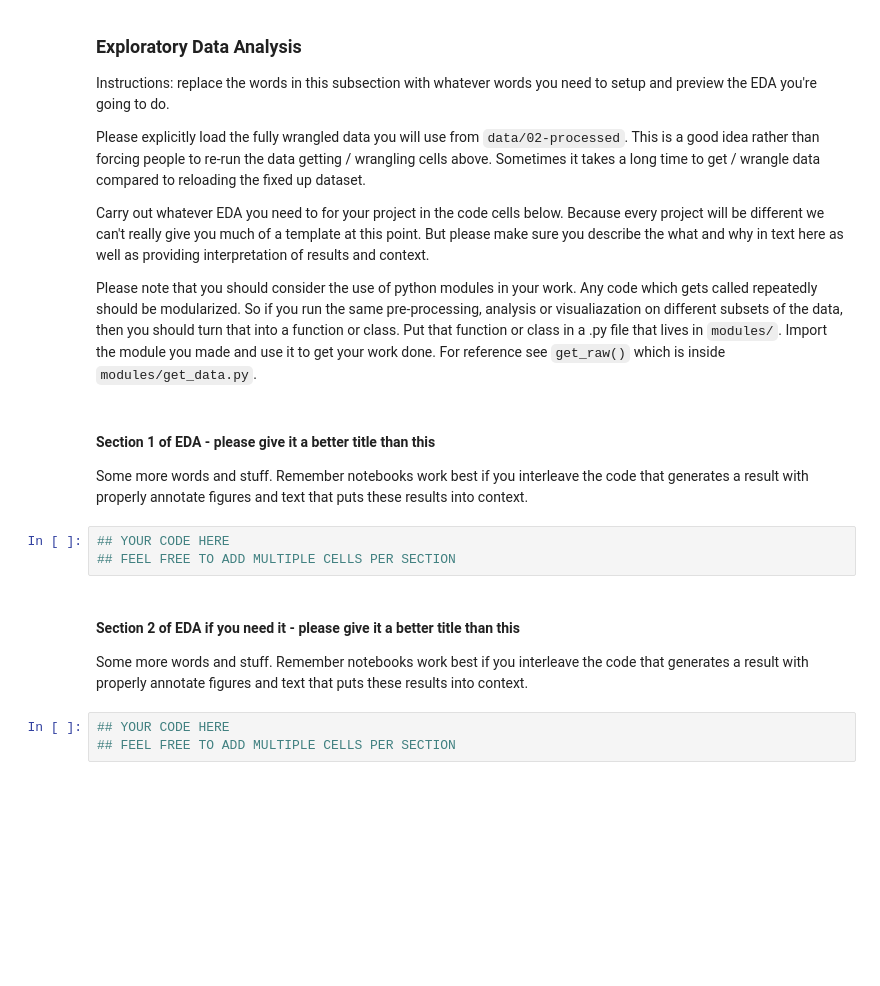
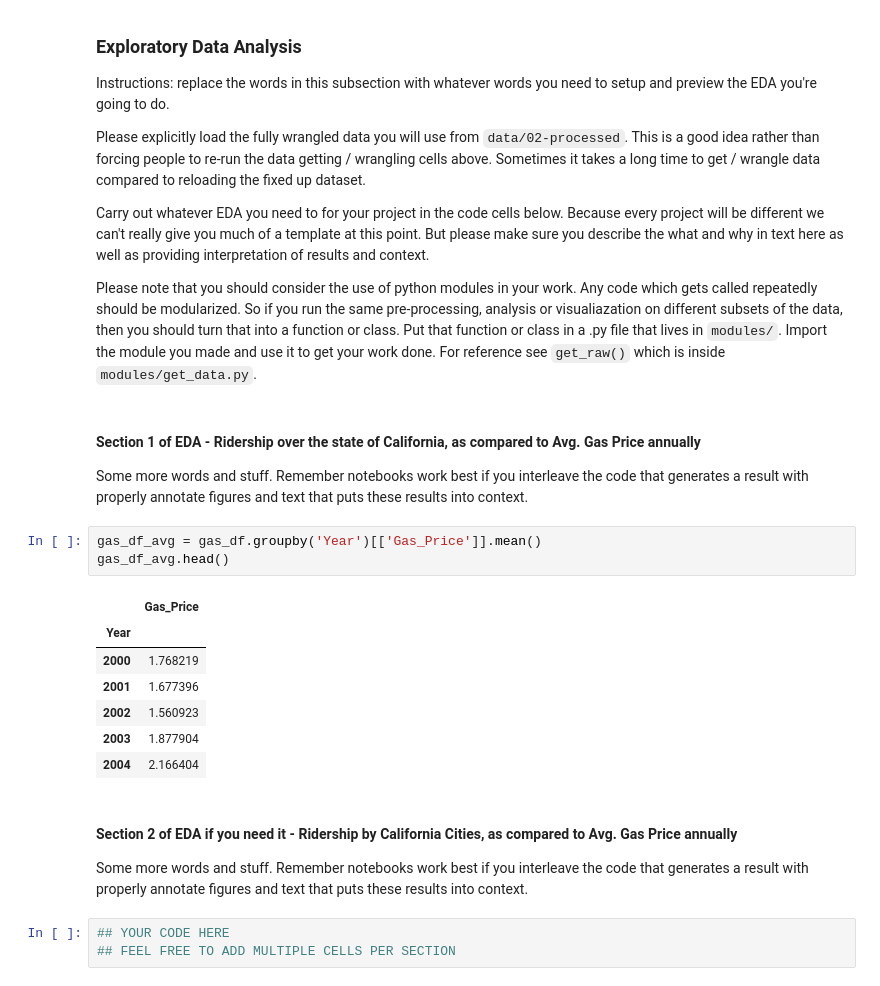
Before and after one commit to COGS108/Group012_WI26, a Jupyter notebook: 02-EDACheckpoint.ipynb, the cells around one changed output. Saved outputs shown, nothing was run; the diff lists cells and outputs as text; blank space fills up the shorter version.

```diff
--- a/02-EDACheckpoint.ipynb
+++ b/02-EDACheckpoint.ipynb
@@ -248,14 +251,22 @@ Carry out whatever EDA you need to for your project in the code cells below.  Be
 
 Please note that you should consider the use of python modules in your work.  Any code which gets called repeatedly should be modularized. So if you run the same pre-processing, analysis or visualiazation on different subsets of the data, then you should turn that into a function or class.  Put that function or class in a .py file that lives in `modules/`.  Import the module you made and use it to get your work done.  For reference see `get_raw()` which is inside `modules/get_data.py`.
 # %% [markdown]
-#### Section 1 of EDA - please give it a better title than this
+#### Section 1 of EDA - Ridership over the state of California, as compared to Avg. Gas Price annually
 
 Some more words and stuff.  Remember notebooks work best if you interleave the code that generates a result with properly annotate figures and text that puts these results into context.
-# %%
-## YOUR CODE HERE
-## FEEL FREE TO ADD MULTIPLE CELLS PER SECTION
+# %%
+gas_df_avg = gas_df.groupby('Year')[['Gas_Price']].mean()
+gas_df_avg.head()
+# %% [output]
+|  | Gas_Price |
+| Year |  |
+| 2000 | 1.768219 |
+| 2001 | 1.677396 |
+| 2002 | 1.560923 |
+| 2003 | 1.877904 |
+| 2004 | 2.166404 |
 # %% [markdown]
-#### Section 2 of EDA if you need it  - please give it a better title than this
+#### Section 2 of EDA if you need it  - Ridership by California Cities, as compared to Avg. Gas Price annually
 
 Some more words and stuff.  Remember notebooks work best if you interleave the code that generates a result with properly annotate figures and text that puts these results into context.
 # %%
```
Also changed, not shown: parts of 3 cells of this notebook.
